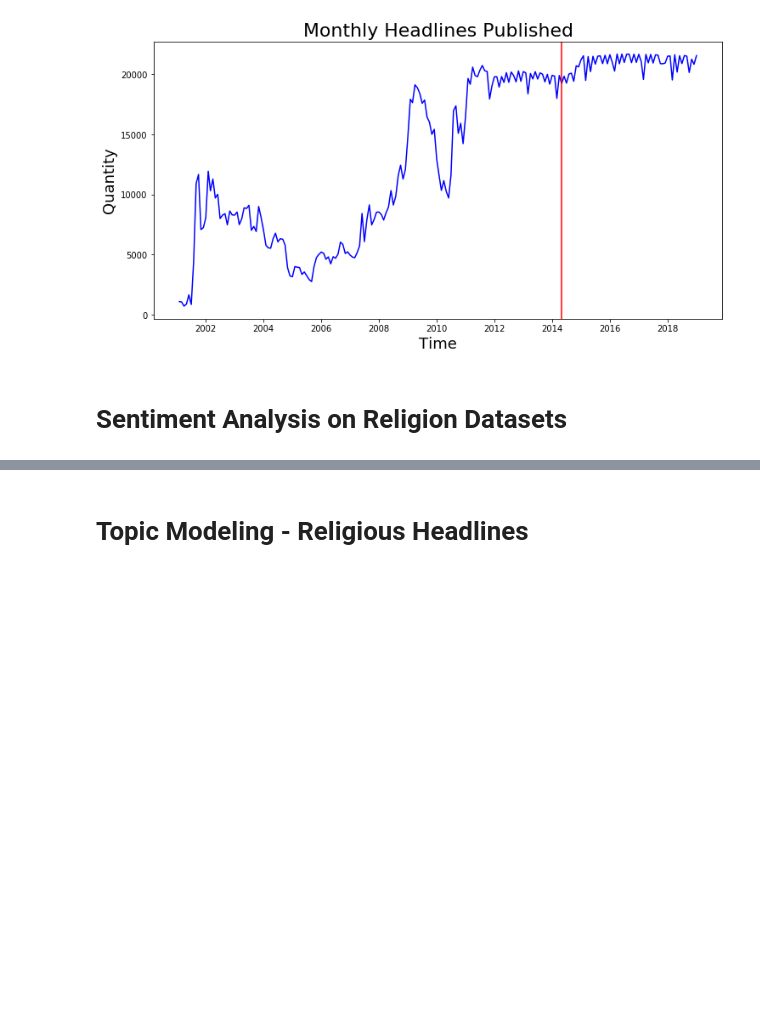
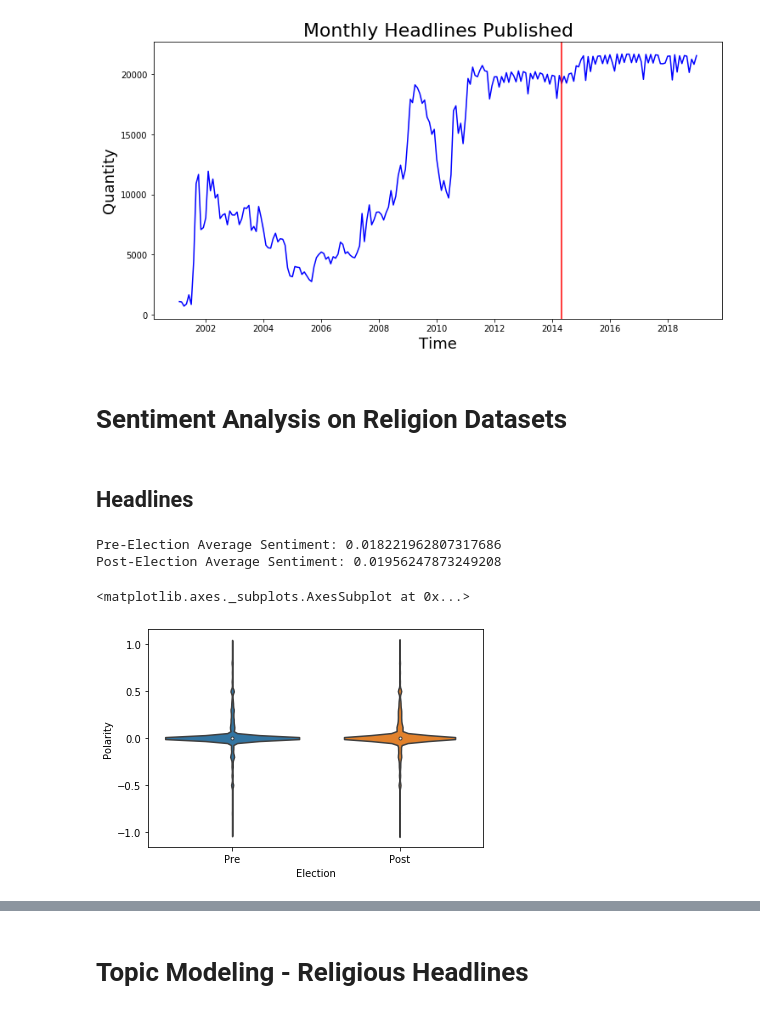
Before and after one commit to nathanderon/india_analysis_UDA, a Jupyter notebook: Final_Analysis.ipynb, the cells around one changed output, grey strips where cells are left out. Cells and saved outputs as stored; diff of their text form; code cells hidden in the pictures; blank space fills up the shorter version.

Commit message:
Added sentiment analysis!

```diff
--- a/Final_Analysis.ipynb
+++ b/Final_Analysis.ipynb
@@ -250,3 +264,50 @@ Text(0, 0.5, 'Quantity')
 [figure]
 # %% [markdown]
 # Sentiment Analysis on Religion Datasets
+# %%
+def detect_polarity(text):
+    '''
+    Applies sentiment analysis to a piece of text.
+    Returns polarity with 1 as pos and 0 as neg.
+    '''
+    return TextBlob(text).sentiment.polarity
+# %% [markdown]
+## Headlines
+# %%
+# Read in pre-election headlines data
+headlines_pre = pd.read_csv('religious_headlines_pre.csv')
+headlines_pre = pd.DataFrame(headlines_pre)
+
+# Read in post-election headlines data
+headlines_post = pd.read_csv('religious_headlines_post.csv')
+headlines_post = pd.DataFrame(headlines_post)
+# %%
+# Find polarity of each headline in pre-election dataset
+polarity_pre = []
+for i in range(headlines_pre.shape[0]):
+    polarity_pre.append(detect_polarity(headlines_pre.iloc[i,2]))
+
+# Find polarity of each headline in post-election dataset
+polarity_post = []
+for i in range(headlines_post.shape[0]):
+    polarity_post.append(detect_polarity(headlines_post.iloc[i,2]))
+# %%
+# Add polarity scores to dataframe
+headlines_pre['Polarity'] = polarity_pre
+headlines_post['Polarity'] = polarity_post
+
+print('Pre-Election Average Sentiment:', headlines_pre['Polarity'].mean())
+print('Post-Election Average Sentiment:', headlines_post['Polarity'].mean())
+# %% [output]
+Pre-Election Average Sentiment: 0.018221962807317686
+Post-Election Average Sentiment: 0.01956247873249208
+# %%
+headlines_pre['Election'] = "Pre"
+headlines_post['Election'] = "Post"
+
+# Combine pre and post headlines into one dataframe
+all_headlines = pd.concat([headlines_pre, headlines_post])
+sns.violinplot(y='Polarity', x='Election', data=all_headlines)
+# %% [output]
+<matplotlib.axes._subplots.AxesSubplot at 0x...>
+[figure, added]
```
Also changed, not shown: parts of 17 cells of this notebook.
